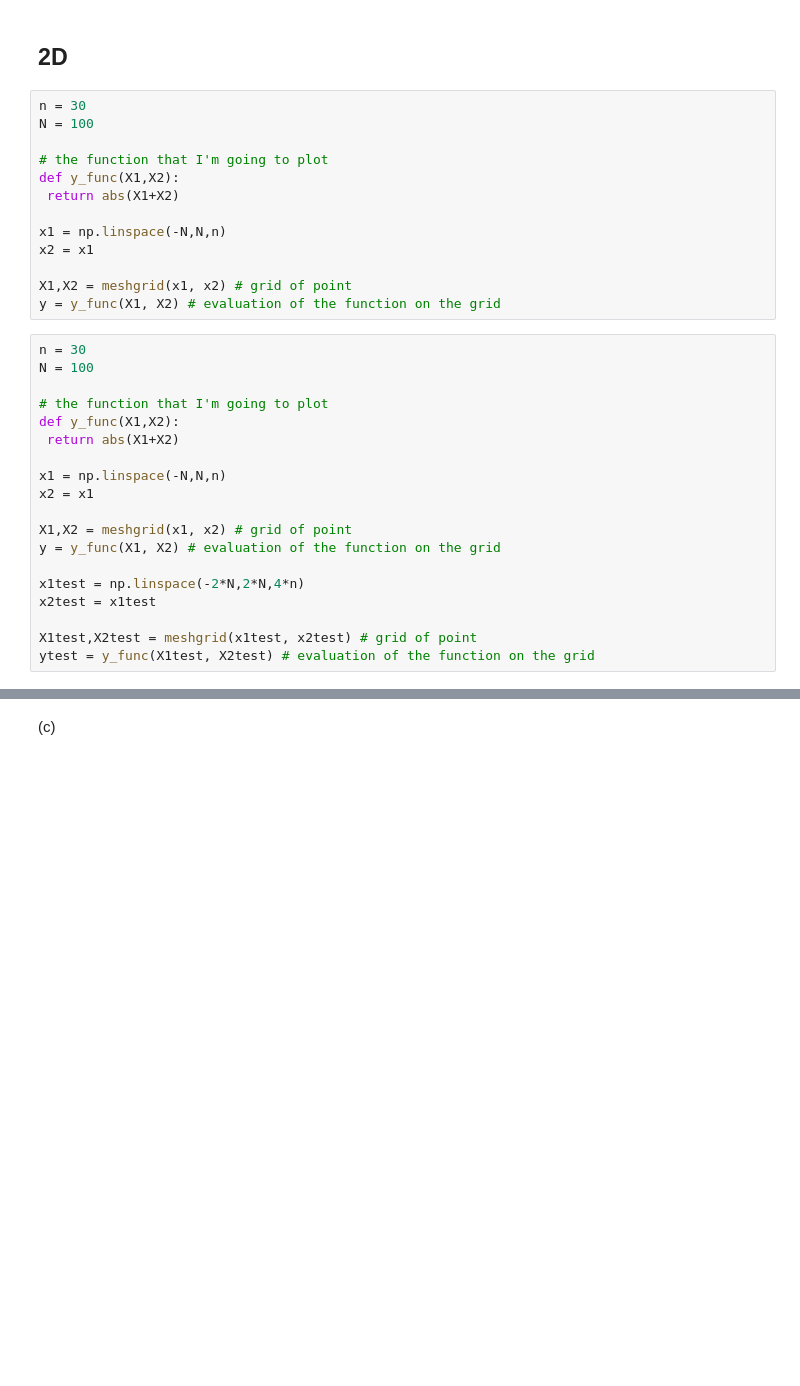
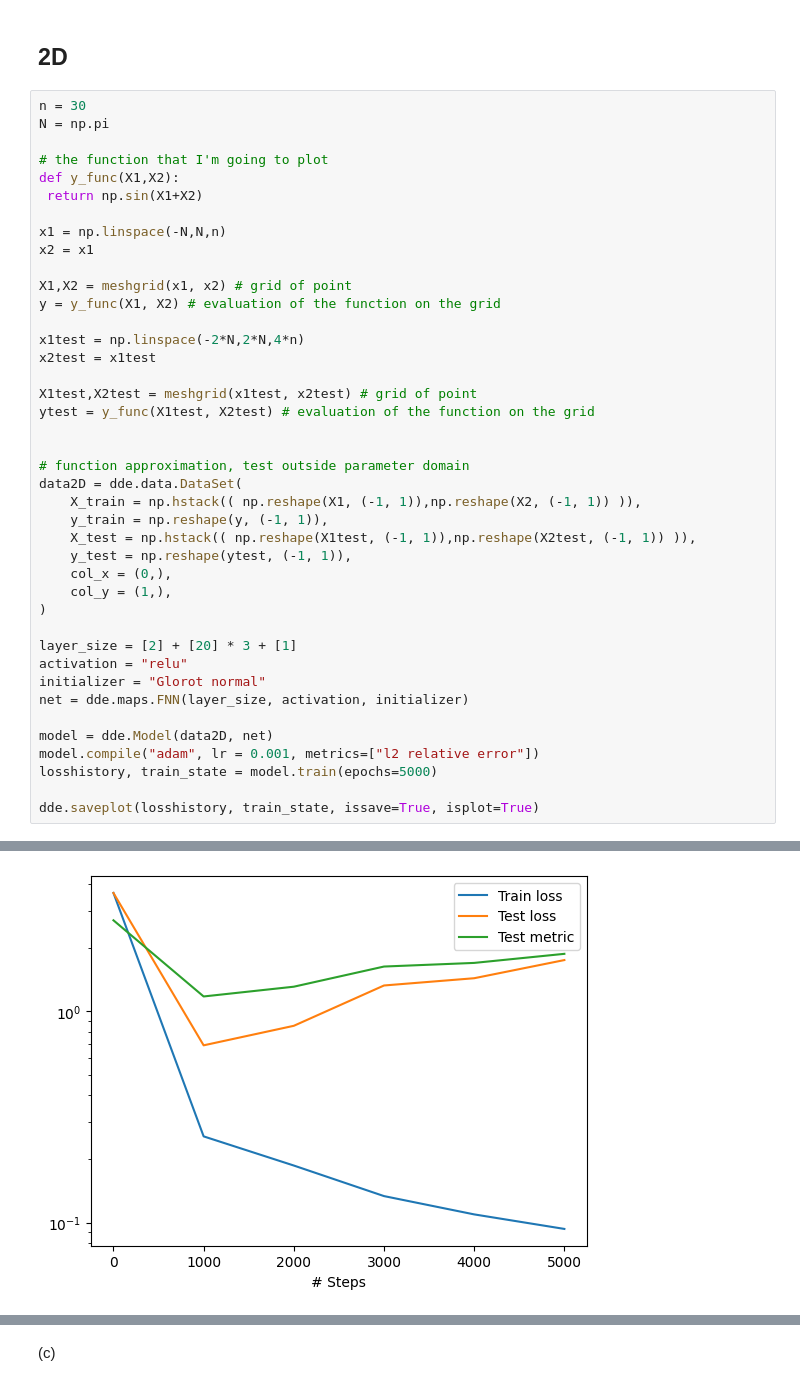
Before and after one commit to LuigiElo/DL-PINNs, a Jupyter notebook: mainJacob.ipynb, the cells around one changed output, grey strips where cells are left out. Cells and saved outputs as stored; diff of their text form; blank space fills up the shorter version.

```diff
--- a/mainJacob.ipynb
+++ b/mainJacob.ipynb
@@ -129,25 +130,12 @@ Saving test data to /content/test.dat ...
 # %% [markdown]
 ## 2D
-# %%
-n = 30
-N = 100
-
-# the function that I'm going to plot
-def y_func(X1,X2):
- return abs(X1+X2)
-
-x1 = np.linspace(-N,N,n)
-x2 = x1
-
-X1,X2 = meshgrid(x1, x2) # grid of point
-y = y_func(X1, X2) # evaluation of the function on the grid
 # %%
 n = 30
-N = 100
+N = np.pi
 
 # the function that I'm going to plot
 def y_func(X1,X2):
- return abs(X1+X2)
+ return np.sin(X1+X2)
 
 x1 = np.linspace(-N,N,n)
 x2 = x1
@@ -160,3 +148,26 @@ x2test = x1test
 
 X1test,X2test = meshgrid(x1test, x2test) # grid of point
 ytest = y_func(X1test, X2test) # evaluation of the function on the grid
+
+
+# function approximation, test outside parameter domain
+data2D = dde.data.DataSet(
+    X_train = np.hstack(( np.reshape(X1, (-1, 1)),np.reshape(X2, (-1, 1)) )),
+    y_train = np.reshape(y, (-1, 1)),
+    X_test = np.hstack(( np.reshape(X1test, (-1, 1)),np.reshape(X2test, (-1, 1)) )),
+    y_test = np.reshape(ytest, (-1, 1)),
+    col_x = (0,),
+    col_y = (1,),
+)
+
+layer_size = [2] + [20] * 3 + [1]
+activation = "relu"
+initializer = "Glorot normal"
+net = dde.maps.FNN(layer_size, activation, initializer)
+
+model = dde.Model(data2D, net)
+model.compile("adam", lr = 0.001, metrics=["l2 relative error"])
+losshistory, train_state = model.train(epochs=5000)
+
+dde.saveplot(losshistory, train_state, issave=True, isplot=True)
+# %% [output]
@@ -162,0 +194 @@ ytest = y_func(X1test, X2test) # evaluation of the function on the grid
+[figure, added]
```
Also changed, not shown: parts of 4 cells of this notebook.
